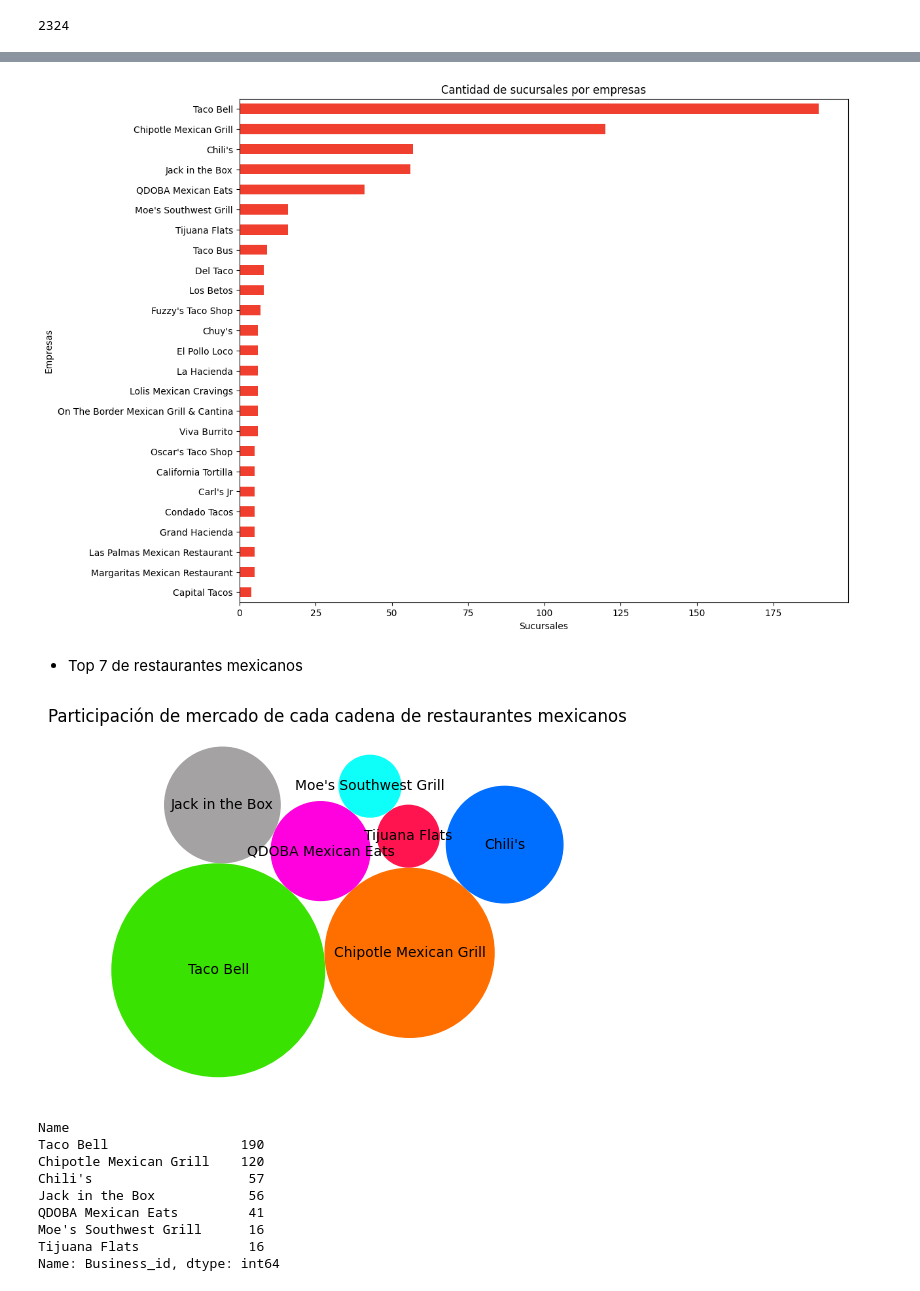
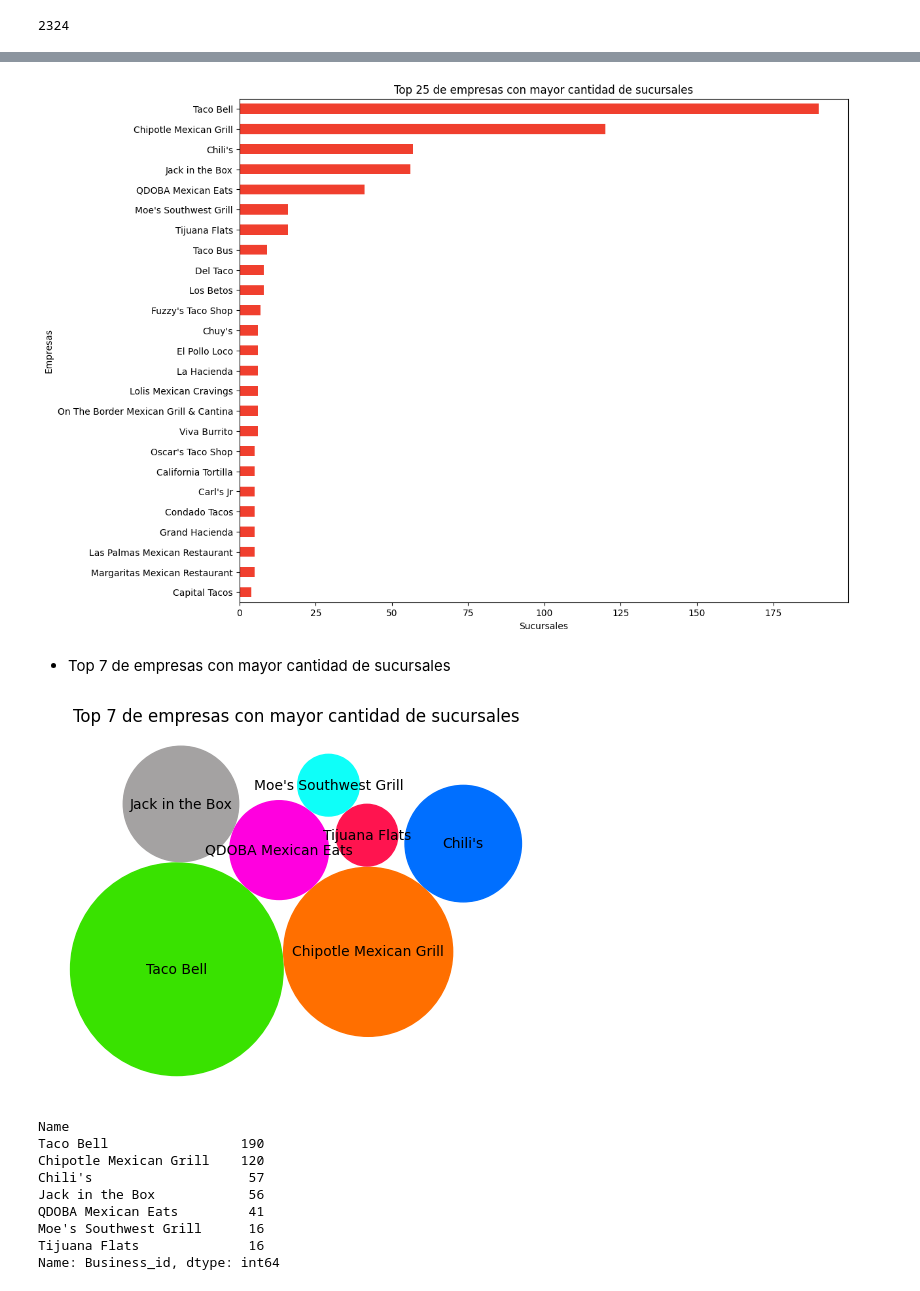
Before and after one commit to Hern4nOckham/Proyecto_SoyHenry_DataSc-3, a Jupyter notebook: 5_Sprint#3/EDA/EDA.ipynb, the cells around one changed output, grey strips where cells are left out. Cells and saved outputs as stored; diff of their text form; code cells hidden in the pictures.

```diff
--- a/5_Sprint#3/EDA/EDA.ipynb
+++ b/5_Sprint#3/EDA/EDA.ipynb
@@ -382,14 +438,14 @@ top_25 = top_25.sort_values(ascending=True)
 # Graficar las empresas y la cantidad de restaurantes mexicanos por empresa.
 plt.figure(figsize=(12, 10))
 top_25.plot(kind="barh", color="#f03f2e")
-plt.title("Cantidad de sucursales por empresas")
+plt.title("Top 25 de empresas con mayor cantidad de sucursales")
 plt.xlabel("Sucursales")
 plt.ylabel("Empresas")
 plt.show()
 # %% [output]
-[figure, old version]
+[figure, new version]
 # %% [markdown]
-- Top 7 de restaurantes mexicanos
+- Top 7 de empresas con mayor cantidad de sucursales
 # %%
 browser_market_share = {
     "browsers": ["Taco Bell", "Chipotle Mexican Grill", "Chili's", "Jack in the Box", "QDOBA Mexican Eats", "Tijuana Flats", "Moe's Southwest Grill"],
@@ -493,35 +549,35 @@ class BubbleChart:
                             self.bubbles[i, :] = new_bubble
                             self.com = self.center_of_mass()
 
             if moves / len(self.bubbles) < 0.1:
                 self.step_dist = self.step_dist / 2
 
     def plot(self, ax, labels, colors):
 
         for i in range(len(self.bubbles)):
             circ = plt.Circle(
                 self.bubbles[i, :2], self.bubbles[i, 2], color=colors[i])
             ax.add_patch(circ)
             ax.text(*self.bubbles[i, :2], labels[i],
                     horizontalalignment="center", verticalalignment="center")
 
 
 bubble_chart = BubbleChart(area=browser_market_share["market_share"],
                            bubble_spacing=0.1)
 
 bubble_chart.collapse()
 
 fig, ax = plt.subplots(subplot_kw=dict(aspect="equal"))
 bubble_chart.plot(
     ax, browser_market_share["browsers"], browser_market_share["color"])
 ax.axis("off")
 ax.relim()
 ax.autoscale_view()
-ax.set_title("Participación de mercado de cada cadena de restaurantes mexicanos")
+ax.set_title("Top 7 de empresas con mayor cantidad de sucursales")
 
 plt.show()
 # %% [output]
-[figure, old version]
+[figure, new version]
 # %%
 # Top 7 de empresas con mas restaurantes mexicanos.
 top_7 = business_name_trimestre.nlargest(7, keep="first")
```
Also changed, not shown: parts of 49 cells of this notebook, 23 other files.
